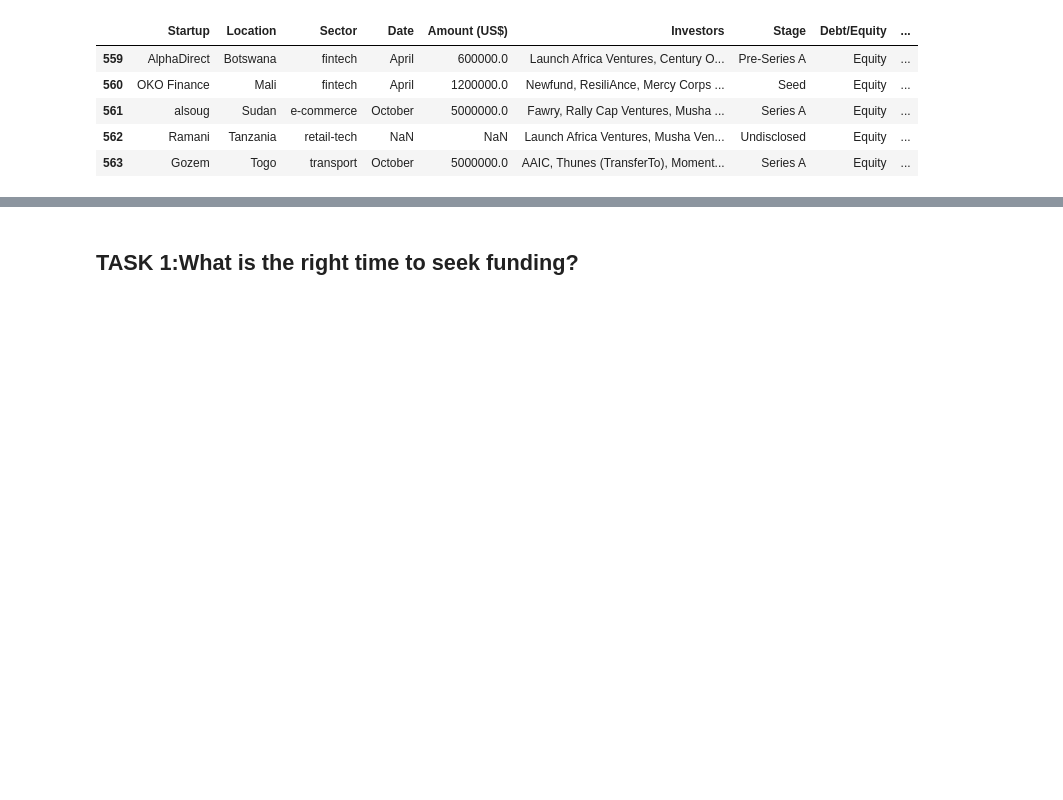
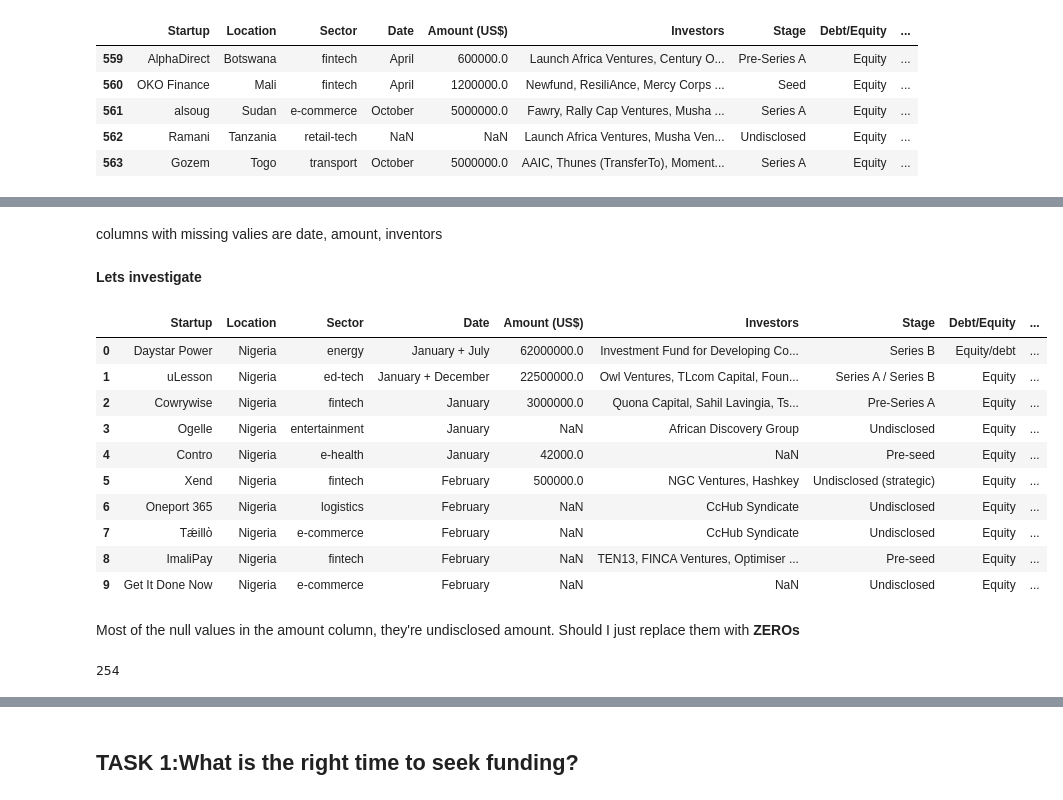
Before and after one commit to Vambane/AfricanStartups_2021, a Jupyter notebook: africanstartups.ipynb, the cells around one changed output, grey strips where cells are left out. Saved outputs shown, nothing was run; the diff lists cells and outputs as text; code cells hidden in the pictures; blank space fills up the shorter version.

```diff
--- a/africanstartups.ipynb
+++ b/africanstartups.ipynb
@@ -103,0 +126,24 @@ subset_df.tail()
+# %% [markdown]
+columns with missing valies are date, amount, inventors
+# %% [markdown]
+**Lets investigate**
+# %%
+subset_df.head(10)
+# %% [output]
+|  | Startup | Location | Sector | Date | Amount (US$) | Investors | Stage | Debt/Equity | ... |
+| 0 | Daystar Power | Nigeria | energy | January + July | 62000000.0 | Investment Fund for Developing Co... | Series B | Equity/debt | ... |
+| 1 | uLesson | Nigeria | ed-tech | January + December | 22500000.0 | Owl Ventures, TLcom Capital, Foun... | Series A / Series B | Equity | ... |
+| 2 | Cowrywise | Nigeria | fintech | January | 3000000.0 | Quona Capital, Sahil Lavingia, Ts... | Pre-Series A | Equity | ... |
+| 3 | Ogelle | Nigeria | entertainment | January | NaN | African Discovery Group | Undisclosed | Equity | ... |
+| 4 | Contro | Nigeria | e-health | January | 42000.0 | NaN | Pre-seed | Equity | ... |
+| 5 | Xend | Nigeria | fintech | February | 500000.0 | NGC Ventures, Hashkey | Undisclosed (strategic) | Equity | ... |
+| 6 | Oneport 365 | Nigeria | logistics | February | NaN | CcHub Syndicate | Undisclosed | Equity | ... |
+| 7 | Tǽillὸ | Nigeria | e-commerce | February | NaN | CcHub Syndicate | Undisclosed | Equity | ... |
+| 8 | ImaliPay | Nigeria | fintech | February | NaN | TEN13, FINCA Ventures, Optimiser ... | Pre-seed | Equity | ... |
+| 9 | Get It Done Now | Nigeria | e-commerce | February | NaN | NaN | Undisclosed | Equity | ... |
+# %% [markdown]
+Most of the null values in the amount column, they're undisclosed amount. Should I just replace them with **ZEROs**
+# %%
+subset_df['Amount (US$)'].isnull().sum() # we should fill this with Zeros and how many of these are undisclosed
+# %% [output]
+254
```
Also changed, not shown: parts of 20 cells of this notebook.
